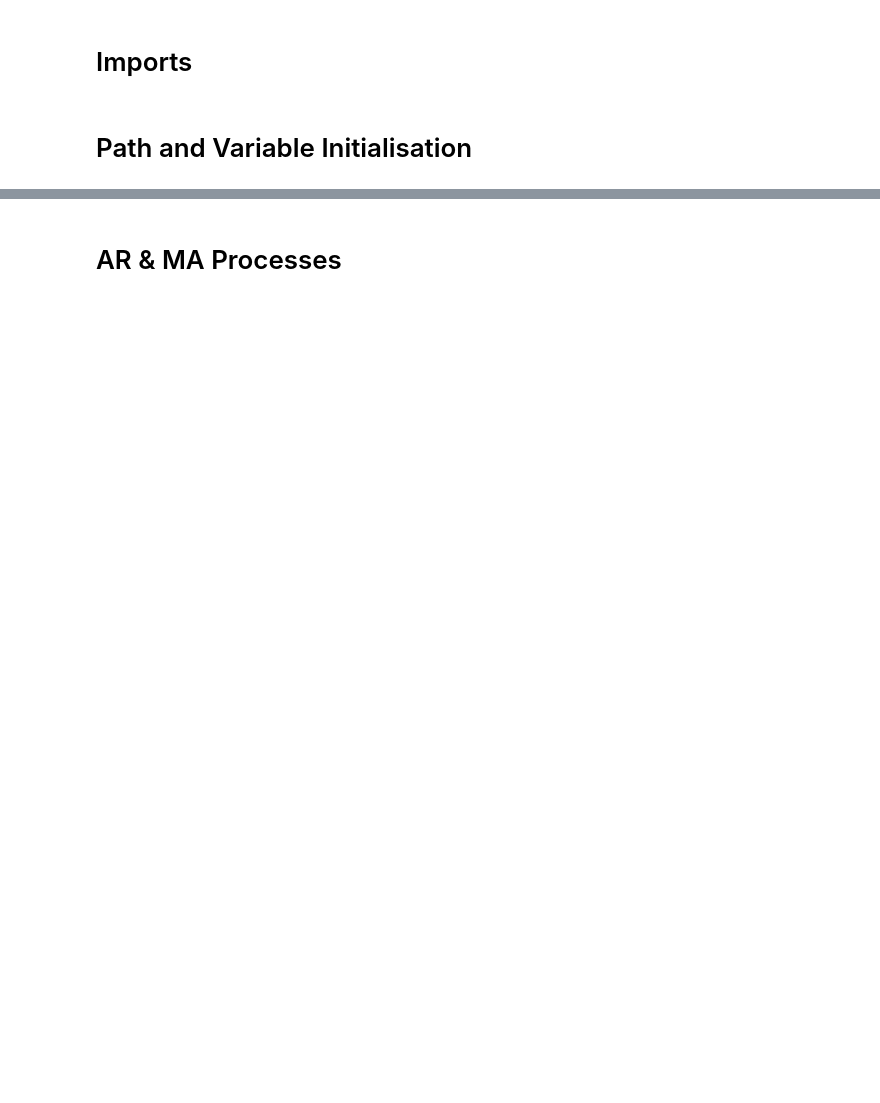
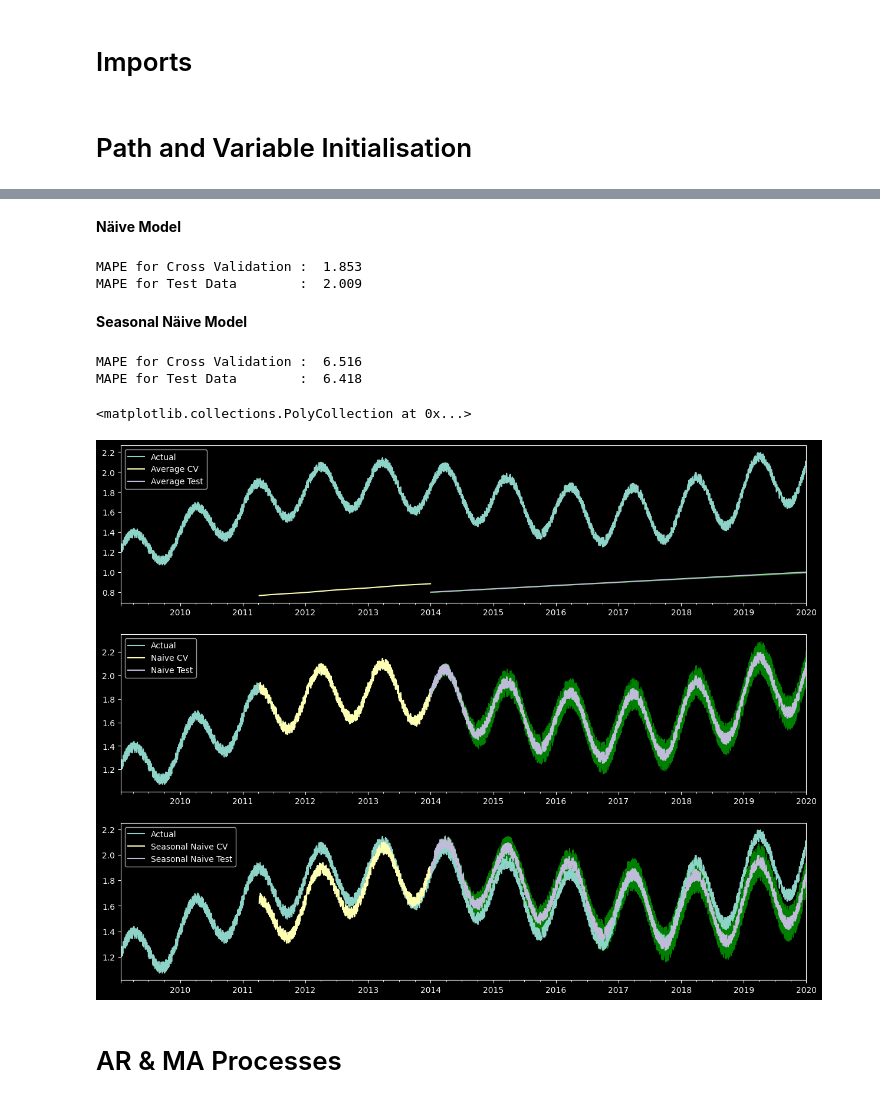
Before and after one commit to ag-ds-bubble/GIDS-2020-Time-Series-Forecasting-Workshop, a Jupyter notebook: Notebooks/06-Modelling Concepts.ipynb, the cells around one changed output, grey strips where cells are left out. Saved outputs shown, nothing was run; the diff lists cells and outputs as text; code cells hidden in the pictures; blank space fills up the shorter version.

```diff
--- a/Notebooks/06-Modelling Concepts.ipynb
+++ b/Notebooks/06-Modelling Concepts.ipynb
@@ -419,0 +201,5 @@ There is a need to split the data such that we land with three buckets of the Da
+# %%
+# Parameters
+test_start = '2014-01-01'
+ahead = 0
+dfreq = 'D'
@@ -419,0 +406,2 @@ There is a need to split the data such that we land with three buckets of the Da
+# %% [markdown]
+<b>Näive Model</b>
@@ -419,0 +446,17 @@ There is a need to split the data such that we land with three buckets of the Da
+# %%
+mape_func=lambda y,yhat: np.round(100*(abs(y-yhat)/y),2)
+
+
+res = train_model(traincv_data = train_cv_data, test_data = test_data,
+                  cv_window = 1000, ahead_offest = pd.DateOffset(days=1),
+                  target_col = 'ts',
+                  metric='MAPE(%)', metric_func=mape_func)
+
+naive_cvmsheet, naive_tmsheet = res
+print('MAPE for Cross Validation : ', np.round(naive_cvmsheet.iloc[:,-1].mean(),3))
+print('MAPE for Test Data        : ', np.round(naive_tmsheet.iloc[:,-1].mean(),3))
+# %% [output]
+MAPE for Cross Validation :  1.853
+MAPE for Test Data        :  2.009
+# %% [markdown]
+<b>Seasonal Näive Model</b>
@@ -420,2 +502,58 @@ There is a need to split the data such that we land with three buckets of the Da
+# %%
+mape_func=lambda y,yhat: np.round(100*(abs(y-yhat)/y),2)
+
+res = train_model(traincv_data = train_cv_data, test_data = test_data,
+                  cv_window = 1000, ahead_offest = pd.DateOffset(days=0),
+                  target_col = 'ts',
+                  metric='MAPE(%)', metric_func=mape_func)
+
+snaive_cvmsheet, snaive_tmsheet = res
+print('MAPE for Cross Validation : ', np.round(snaive_cvmsheet.iloc[:,-1].mean(),3))
+print('MAPE for Test Data        : ', np.round(snaive_tmsheet.iloc[:,-1].mean(),3))
+# %% [output]
+MAPE for Cross Validation :  6.516
+MAPE for Test Data        :  6.418
+# %%
+combined_msheet = simData[['ts']].copy()
+combined_msheet.columns = ['Actual']
+
+combined_msheet['Average CV'] = avg_cvmsheet.Forecast
+combined_msheet['Average Test'] = avg_tmsheet.Forecast
+combined_msheet['Average UL'] = avg_tmsheet.Forecast+1.96*avg_tmsheet.Forecast.expanding().var()
+combined_msheet['Average LL'] = avg_tmsheet.Forecast-1.96*avg_tmsheet.Forecast.expanding().var()
+
+combined_msheet['Naive CV'] = naive_cvmsheet.Forecast
+combined_msheet['Naive Test'] = naive_tmsheet.Forecast
+combined_msheet['Naive UL'] = naive_tmsheet.Forecast+1.96*naive_tmsheet.Forecast.expanding().var()
+combined_msheet['Naive LL'] = naive_tmsheet.Forecast-1.96*naive_tmsheet.Forecast.expanding().var()
+
+combined_msheet['Seasonal Naive CV'] = snaive_cvmsheet.Forecast
+combined_msheet['Seasonal Naive Test'] = snaive_tmsheet.Forecast
+combined_msheet['Seasonal Naive UL'] = snaive_tmsheet.Forecast+1.96*snaive_tmsheet.Forecast.expanding().var()
+combined_msheet['Seasonal Naive LL'] = snaive_tmsheet.Forecast-1.96*snaive_tmsheet.Forecast.expanding().var()
+combined_msheet.head()
+
+combined_msheet = combined_msheet.iloc[-4000:,:]
+# %%
+fig, axes = plt.subplots(3,1, figsize=(15,12))
+
+# Plot the Actual Series
+combined_msheet[['Actual', 'Average CV', 'Average Test']].plot(ax=axes[0])
+axes[0].fill_between(combined_msheet['Average UL'].dropna().index,
+                 combined_msheet['Average UL'].dropna(),
+                 combined_msheet['Average LL'].dropna(), color='g')
+# Plot for Naive Model
+combined_msheet[['Actual', 'Naive CV', 'Naive Test']].plot(ax=axes[1])
+axes[1].fill_between(combined_msheet['Naive UL'].dropna().index,
+                 combined_msheet['Naive UL'].dropna(),
+                 combined_msheet['Naive LL'].dropna(), color='g')
+# Plot for Seasonal Naive Model
+combined_msheet[['Actual', 'Seasonal Naive CV', 'Seasonal Naive Test']].plot(ax=axes[2])
+axes[2].fill_between(combined_msheet['Seasonal Naive UL'].dropna().index,
+                 combined_msheet['Seasonal Naive UL'].dropna(),
+                 combined_msheet['Seasonal Naive LL'].dropna(), color='g')
+# %% [output]
+<matplotlib.collections.PolyCollection at 0x...>
+[figure, added]
 # %% [markdown]
 # AR & MA Processes
```
Also changed, not shown: parts of 82 cells of this notebook, 8 other files.
